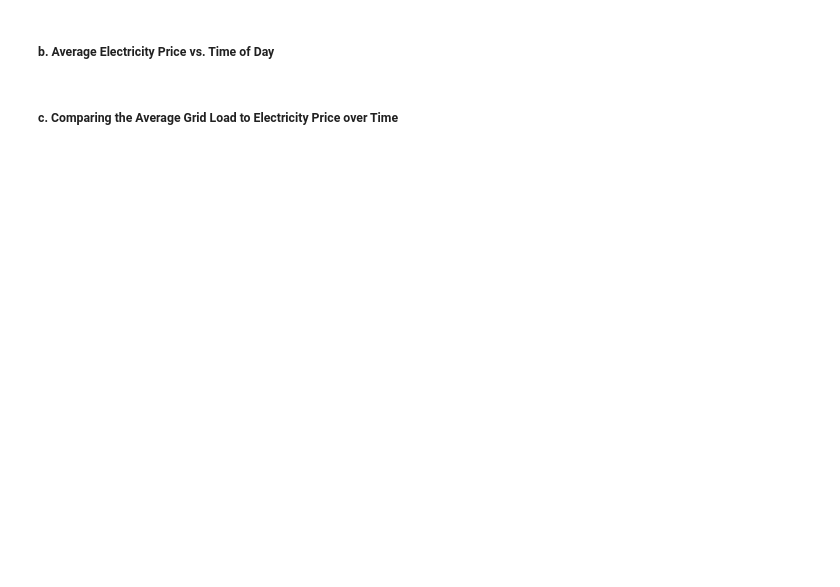
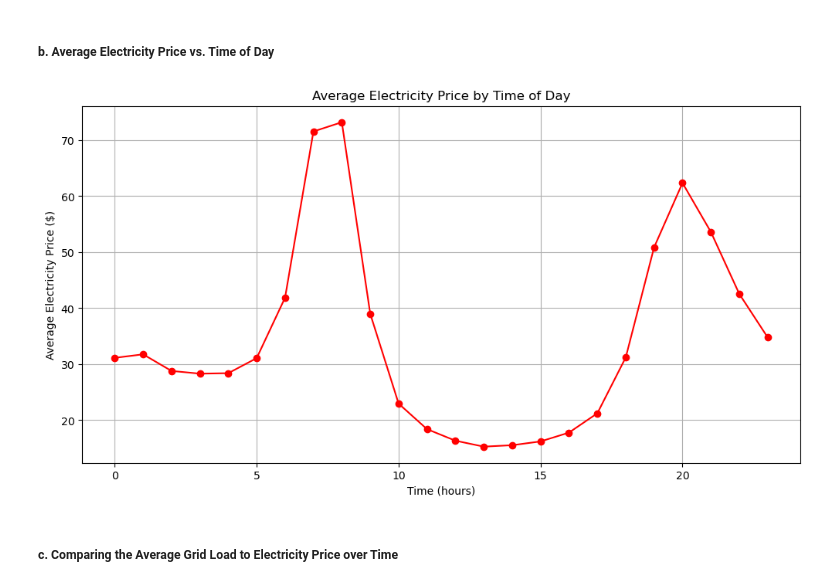
Before and after one commit to kmundey/ERCOT_Data_Analysis, a Jupyter notebook: data_analysis.ipynb, the cells around one changed output. Cells and saved outputs as stored; diff of their text form; code cells hidden in the pictures; blank space fills up the shorter version.

```diff
--- a/data_analysis.ipynb
+++ b/data_analysis.ipynb
@@ -93,16 +97,18 @@ plt.show()
 ##### b. Average Electricity Price vs. Time of Day
 # %%
 # Group by hour and calculate the average price
-avg_price = df.groupby('Hour_Ending')['Price_Hub_Avg'].mean().reset_index()
+avg_price = df.groupby('Hour')['Price_Hub_Avg'].mean().reset_index()
 
 # Plot the average electricity load against hours
 plt.figure(figsize=(12, 6))
-plt.plot(avg_price['Hour_Ending'], avg_price['Price_Hub_Avg'], color='red', marker='o')
+plt.plot(avg_price['Hour'], avg_price['Price_Hub_Avg'], color='red', marker='o')
 plt.title('Average Electricity Price by Time of Day')
 plt.xlabel('Time (hours)')
 plt.ylabel('Average Electricity Price ($)')
 plt.grid()
 plt.show()
+# %% [output]
+[figure, added]
 # %% [markdown]
 ##### c. Comparing the Average Grid Load to Electricity Price over Time
 # %%
```
Also changed, not shown: parts of 7 cells of this notebook.
